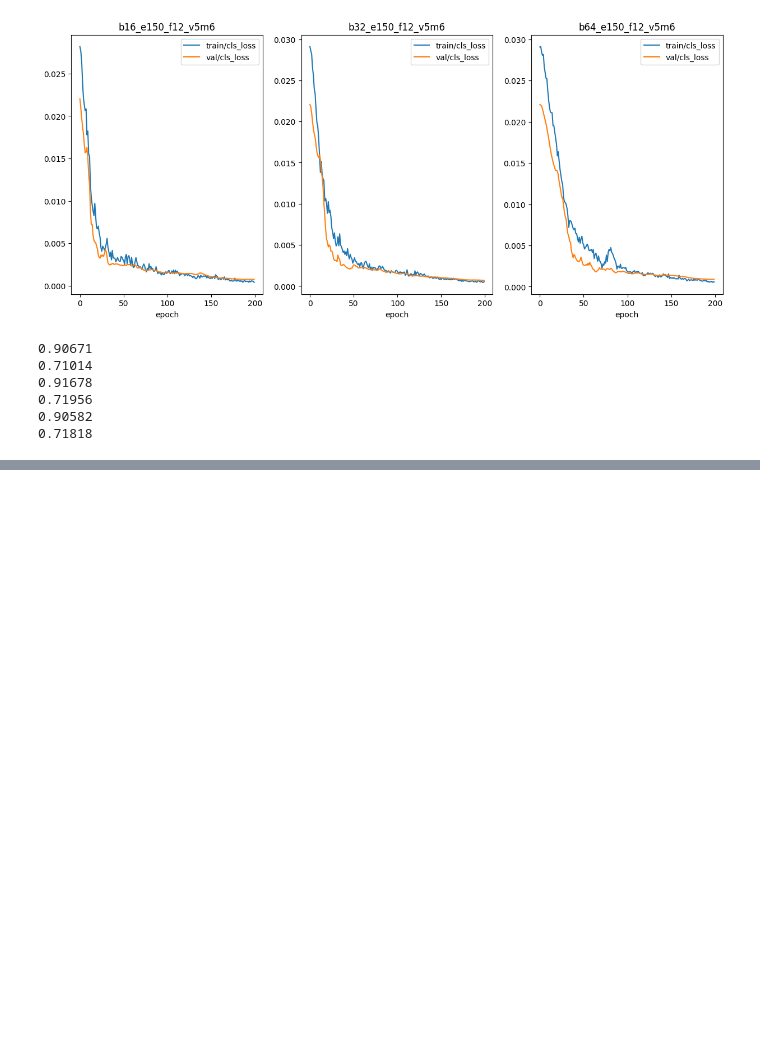
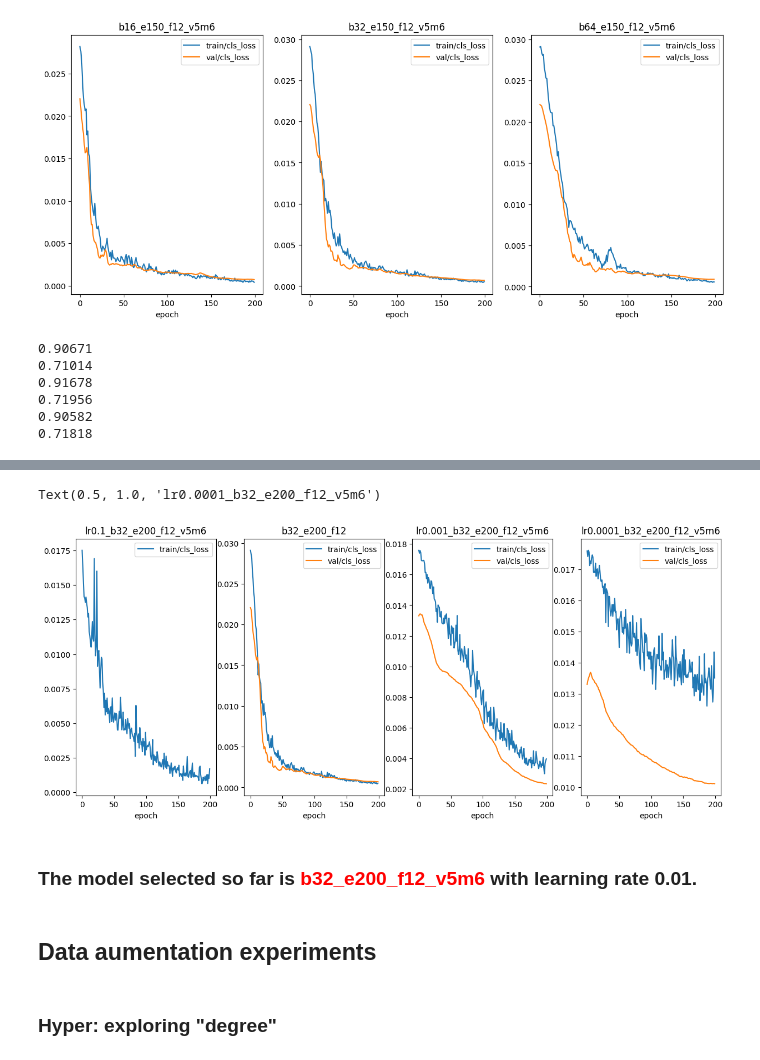
Before and after one commit to DaliaO15/CDHU-katrin_youtube, a Jupyter notebook: prototyping/logo_detection_training/Norway_model_first_train.ipynb, the cells around one changed output, grey strips where cells are left out. Drawn from its saved outputs; the diff is of its cells as text; code cells hidden in the pictures; blank space fills up the shorter version.

```diff
--- a/prototyping/logo_detection_training/Norway_model_first_train.ipynb
+++ b/prototyping/logo_detection_training/Norway_model_first_train.ipynb
@@ -296,0 +355,30 @@ print(results_b64_v5m6['metrics/mAP_0.5:0.95'].max())
+# %%
+# Read results
+results_b32_lr1 = rename_df_cols(pd.read_csv('Norway/lr0.1_b32_e150_f12_v5m6/results.csv'))
+results_b32_lr001 = rename_df_cols(pd.read_csv('Norway/lr0.001_b32_e150_f12_v5m6/results.csv'))
+results_b32_lr0001 = rename_df_cols(pd.read_csv('Norway/lr0.0001_b32_e150_f12_v5m6/results.csv'))
+# %%
+# Plots
+fig, axes = plt.subplots(nrows=1, ncols=4, figsize=(15, 6))
+# lr0.1_b32_e150_f12
+results_b32_lr1.plot(x='epoch', y=['train/cls_loss', 'val/cls_loss'], ax=axes[0])
+# base_two_clases_b32_e150_f122
+results_b32_v5m6.plot(x='epoch', y=['train/cls_loss', 'val/cls_loss'], ax=axes[1])
+# lr0.001_b32_e150_f12
+results_b32_lr001.plot(x='epoch', y=['train/cls_loss', 'val/cls_loss'], ax=axes[2])
+# lr0.001_b32_e150_f12
+results_b32_lr0001.plot(x='epoch', y=['train/cls_loss', 'val/cls_loss'], ax=axes[3])
+
+
+# Set individual title
+axes[0].set_title('lr0.1_b32_e200_f12_v5m6')
+axes[1].set_title('b32_e200_f12')
+axes[2].set_title('lr0.001_b32_e200_f12_v5m6')
+axes[3].set_title('lr0.0001_b32_e200_f12_v5m6')
+# %% [output]
+Text(0.5, 1.0, 'lr0.0001_b32_e200_f12_v5m6')
+[figure, added]
+# %% [markdown]
+### The model selected so far is <span style="color:red">b32_e200_f12_v5m6</span> with learning rate 0.01.
+# %% [markdown]
+## Data aumentation experiments
@@ -296,0 +420,2 @@ print(results_b64_v5m6['metrics/mAP_0.5:0.95'].max())
+# %% [markdown]
+### Hyper: exploring "degree"
```
Also changed, not shown: parts of 10 cells of this notebook, 4 other files.
